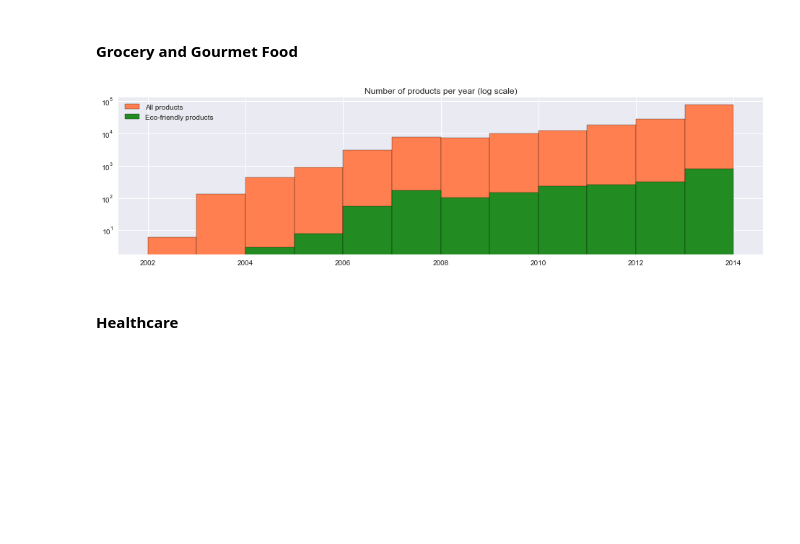
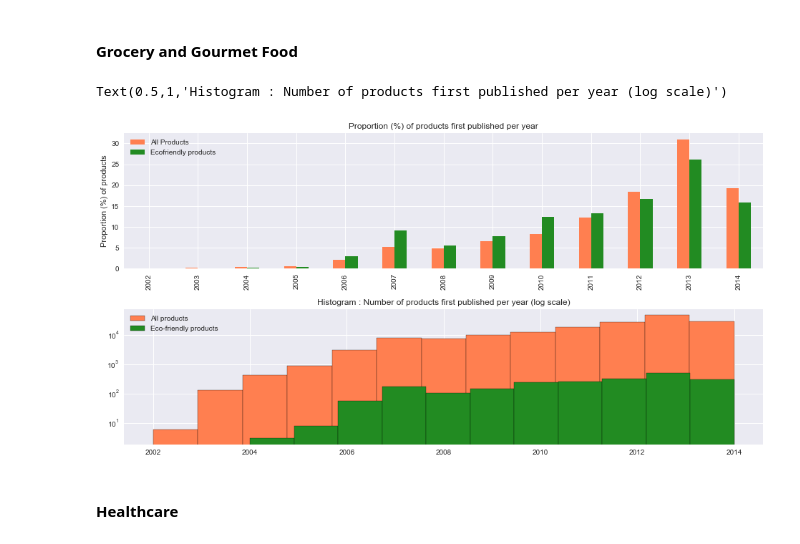
Before and after one commit to MaxencePPierre/ada-project, a Jupyter notebook: project_general.ipynb, the cells around one changed output. Saved outputs shown, nothing was run; the diff lists cells and outputs as text; code cells hidden in the pictures; blank space fills up the shorter version.

Commit message:
analysis top product + proportional analysis + kmeans

```diff
--- a/project_general.ipynb
+++ b/project_general.ipynb
@@ -387,18 +389,39 @@ grocerybio_firstrev_pd['Year'] = pd.to_datetime(grocerybio_firstrev_pd['min(unix
 groceryall_firstrev = grocery_food_reviews.groupBy("asin").agg(sqlf.min("unixReviewTime"))
 groceryall_firstrev_pd = groceryall_firstrev.toPandas()
 groceryall_firstrev_pd['Year'] = pd.to_datetime(groceryall_firstrev_pd['min(unixReviewTime)'],unit='s').map(lambda x: x.year)
+# %%
+#Compute Histogram of ecofriendly products publication years
+grocerybio_firstrev_index = np.sort(grocerybio_firstrev_pd['Year'].unique())
+grocerybio_firstrev_histogram,_ = np.histogram(grocerybio_firstrev_pd['Year'], len(grocerybio_firstrev_index), density=True)
+
+grocerybio_firstrev_serie = pd.Series(grocerybio_firstrev_histogram, index=grocerybio_firstrev_index)*100
+grocerybio_firstrev_serie = grocerybio_firstrev_serie.sort_index()
+
+#Compute Histogram of all products publication years
+groceryeall_firstrev_index = np.sort(groceryall_firstrev_pd['Year'].unique())
+groceryall_firstrev_histogram,_ = np.histogram(groceryall_firstrev_pd['Year'], len(groceryeall_firstrev_index), density=True)
+
+# Merge the 2 histograms in a dataframe
+grocery_firstrev_histogram = pd.DataFrame(groceryall_firstrev_histogram, index=groceryeall_firstrev_index, columns=['All Products']) *100
+grocery_firstrev_histogram['Ecofriendly products'] = grocerybio_firstrev_serie
+grocery_firstrev_histogram = grocery_firstrev_histogram.fillna(0)
 # %%
-fig, axes = plt.subplots(1,1)
-fig.set_size_inches(16,4)
+fig, axes = plt.subplots(2,1)
+fig.set_size_inches(16,8)
 
-ax = groceryall_firstrev_pd.hist("Year", log=True, color="coral", edgecolor='black',bins=12,ax=axes)
-grocerybio_firstrev_pd.hist("Year", color="forestgreen", edgecolor='black',log=True,bins=10,ax = ax)
-plt.title('Number of products per year (log scale)')
-axes.legend(['All products',"Eco-friendly products"])
+ax1 = grocery_firstrev_histogram.plot(kind='bar',color=['coral','forestgreen'], ax=axes[0])
+ax1.set_title("Proportion (%) of products first published per year")
+ax1.set_ylabel("Proportion (%) of products")
 
-plt.show()
+ax2 = groceryall_firstrev_pd.hist("Year", log=True, color="coral", edgecolor='black',bins=13,ax=axes[1])
+grocerybio_firstrev_pd.hist("Year", color="forestgreen", edgecolor='black',log=True,bins=11,ax = ax2)
+
+
+plt.legend(['All products',"Eco-friendly products"])
+plt.title('Histogram : Number of products first published per year (log scale)')
 # %% [output]
+Text(0.5,1,'Histogram : Number of products first published per year (log scale)')
-[figure, old version]
+[figure, new version]
 # %% [markdown]
 <br>
 
```
Also changed, not shown: parts of 77 cells of this notebook.
